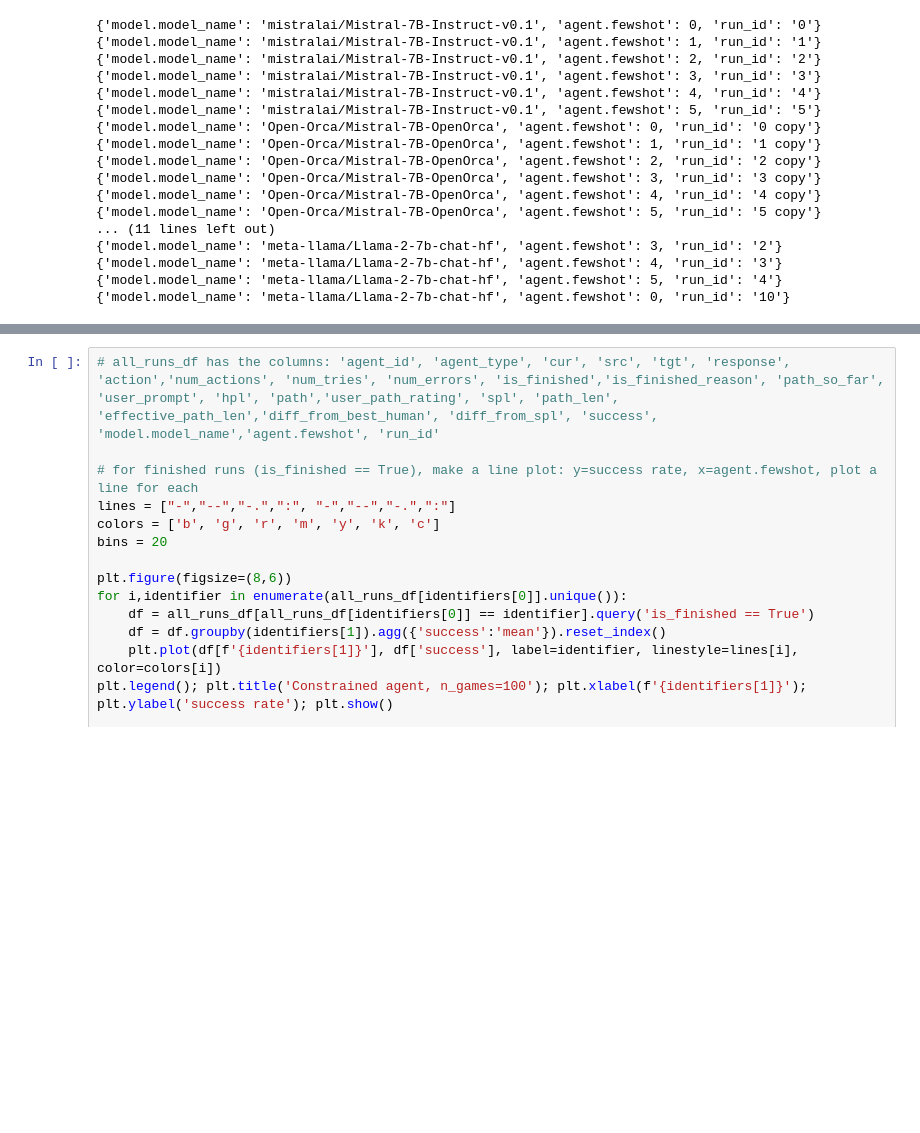
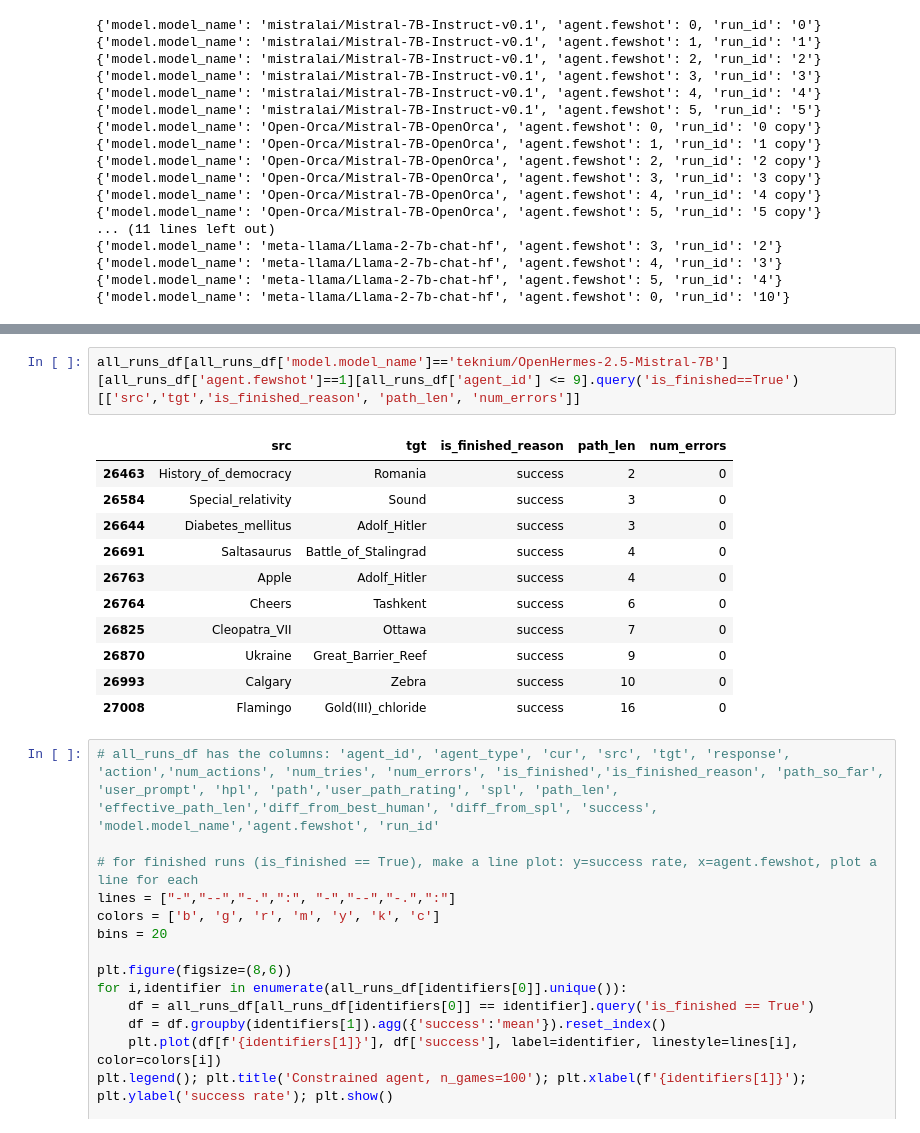
Before and after one commit to au-clan/WikiAgent, a Jupyter notebook: src/notebooks/data_analysis.ipynb, the cells around one changed output, grey strips where cells are left out. Drawn from its saved outputs; the diff is of its cells as text; blank space fills up the shorter version.

```diff
--- a/src/notebooks/data_analysis.ipynb
+++ b/src/notebooks/data_analysis.ipynb
@@ -120,3 +120,17 @@ Index(['agent_id', 'agent_type', 'cur', 'src', 'tgt', 'response', 'action',
+# %%
+all_runs_df[all_runs_df['model.model_name']=='teknium/OpenHermes-2.5-Mistral-7B'][all_runs_df['agent.fewshot']==1][all_runs_df['agent_id'] <= 9].query('is_finished==True')[['src','tgt','is_finished_reason', 'path_len', 'num_errors']]
+# %% [output]
+|  | src | tgt | is_finished_reason | path_len | num_errors |
+| 26463 | History_of_democracy | Romania | success | 2 | 0 |
+| 26584 | Special_relativity | Sound | success | 3 | 0 |
+| 26644 | Diabetes_mellitus | Adolf_Hitler | success | 3 | 0 |
+| 26691 | Saltasaurus | Battle_of_Stalingrad | success | 4 | 0 |
+| 26763 | Apple | Adolf_Hitler | success | 4 | 0 |
+| 26764 | Cheers | Tashkent | success | 6 | 0 |
+| 26825 | Cleopatra_VII | Ottawa | success | 7 | 0 |
+| 26870 | Ukraine | Great_Barrier_Reef | success | 9 | 0 |
+| 26993 | Calgary | Zebra | success | 10 | 0 |
+| 27008 | Flamingo | Gold(III)_chloride | success | 16 | 0 |
 # %%
 # all_runs_df has the columns: 'agent_id', 'agent_type', 'cur', 'src', 'tgt', 'response', 'action','num_actions', 'num_tries', 'num_errors', 'is_finished','is_finished_reason', 'path_so_far', 'user_prompt', 'hpl', 'path','user_path_rating', 'spl', 'path_len', 'effective_path_len','diff_from_best_human', 'diff_from_spl', 'success', 'model.model_name','agent.fewshot', 'run_id'
 
```
Also changed, not shown: parts of 2 cells of this notebook, 9 other files.
